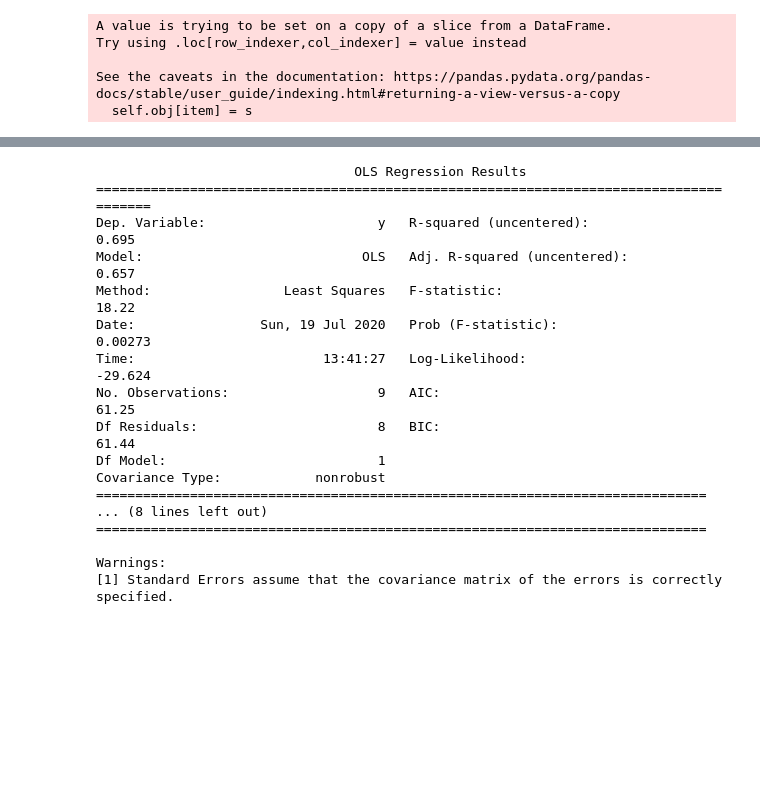
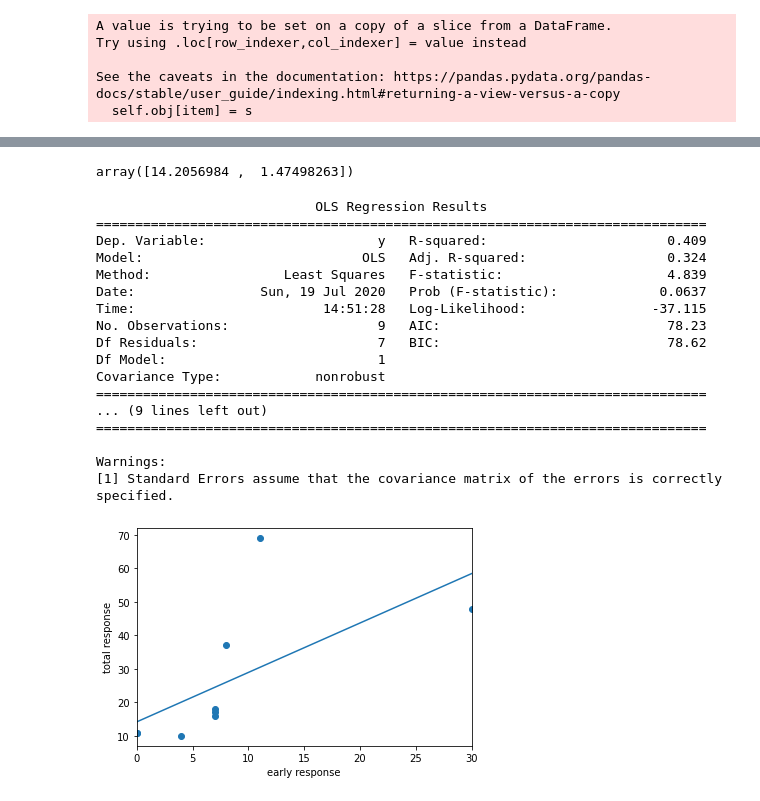
Before and after one commit to Jacsarge/attendance-analysis, a Jupyter notebook: initial-testing.ipynb, the cells around one changed output, grey strips where cells are left out. Saved outputs shown, nothing was run; the diff lists cells and outputs as text; code cells hidden in the pictures; blank space fills up the shorter version.

```diff
--- a/initial-testing.ipynb
+++ b/initial-testing.ipynb
@@ -148,24 +134,42 @@ dtype: int64
+# %%
+early_array = sm.add_constant(early_sr.values)
+total_array = total_sr.values
 # %%
-model = sm.OLS(early_sr, total_sr)
+model = sm.OLS(total_array,early_array)
 # %%
 res = model.fit()
+# %%
+res.params
+# %% [output]
+array([14.2056984 ,  1.47498263])
 # %%
 print(res.summary())
 # %% [output]
-                                 OLS Regression Results
-=======================================================================================
-Dep. Variable:                      y   R-squared (uncentered):                   0.695
-Model:                            OLS   Adj. R-squared (uncentered):              0.657
-Method:                 Least Squares   F-statistic:                              18.22
-Date:                Sun, 19 Jul 2020   Prob (F-statistic):                     0.00273
-Time:                        13:41:27   Log-Likelihood:                         -29.624
-No. Observations:                   9   AIC:                                      61.25
-Df Residuals:                       8   BIC:                                      61.44
+                            OLS Regression Results
+==============================================================================
+Dep. Variable:                      y   R-squared:                       0.409
+Model:                            OLS   Adj. R-squared:                  0.324
+Method:                 Least Squares   F-statistic:                     4.839
+Date:                Sun, 19 Jul 2020   Prob (F-statistic):             0.0637
+Time:                        14:51:28   Log-Likelihood:                -37.115
+No. Observations:                   9   AIC:                             78.23
+Df Residuals:                       7   BIC:                             78.62
 Df Model:                           1
 Covariance Type:            nonrobust
 ==============================================================================
-... (8 lines left out)
+... (9 lines left out)
 ==============================================================================
 
 Warnings:
 [1] Standard Errors assume that the covariance matrix of the errors is correctly specified.
+# %%
+from statsmodels.graphics.regressionplots import abline_plot
+
+fig = sm.graphics.abline_plot(model_results=res)
+ax = fig.axes[0]
+ax.scatter(early_array[:,1],total_array)
+ax.set_xlabel('early response')
+ax.set_ylabel('total response')
+plt.show()
+# %% [output]
+[figure, added]
```
Also changed, not shown: parts of 27 cells of this notebook.
